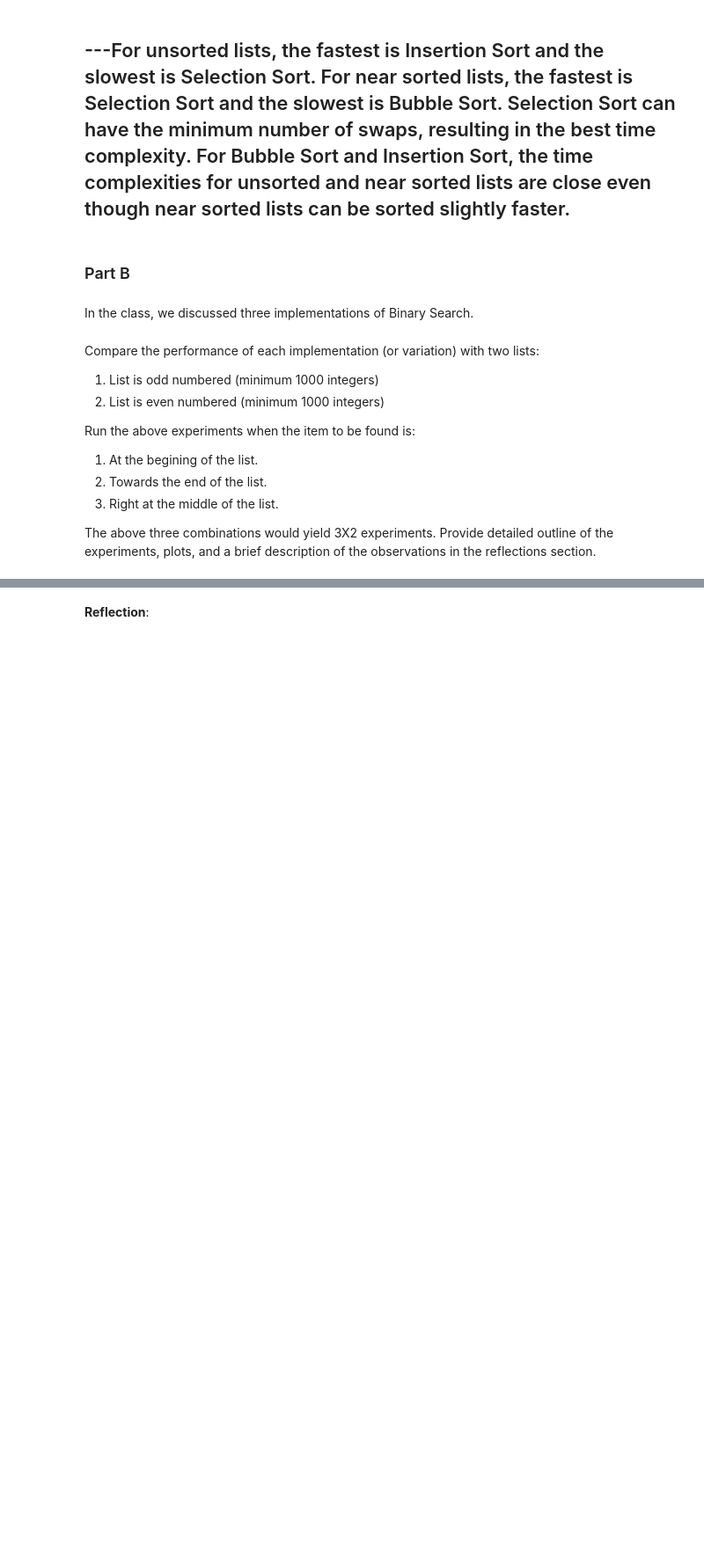
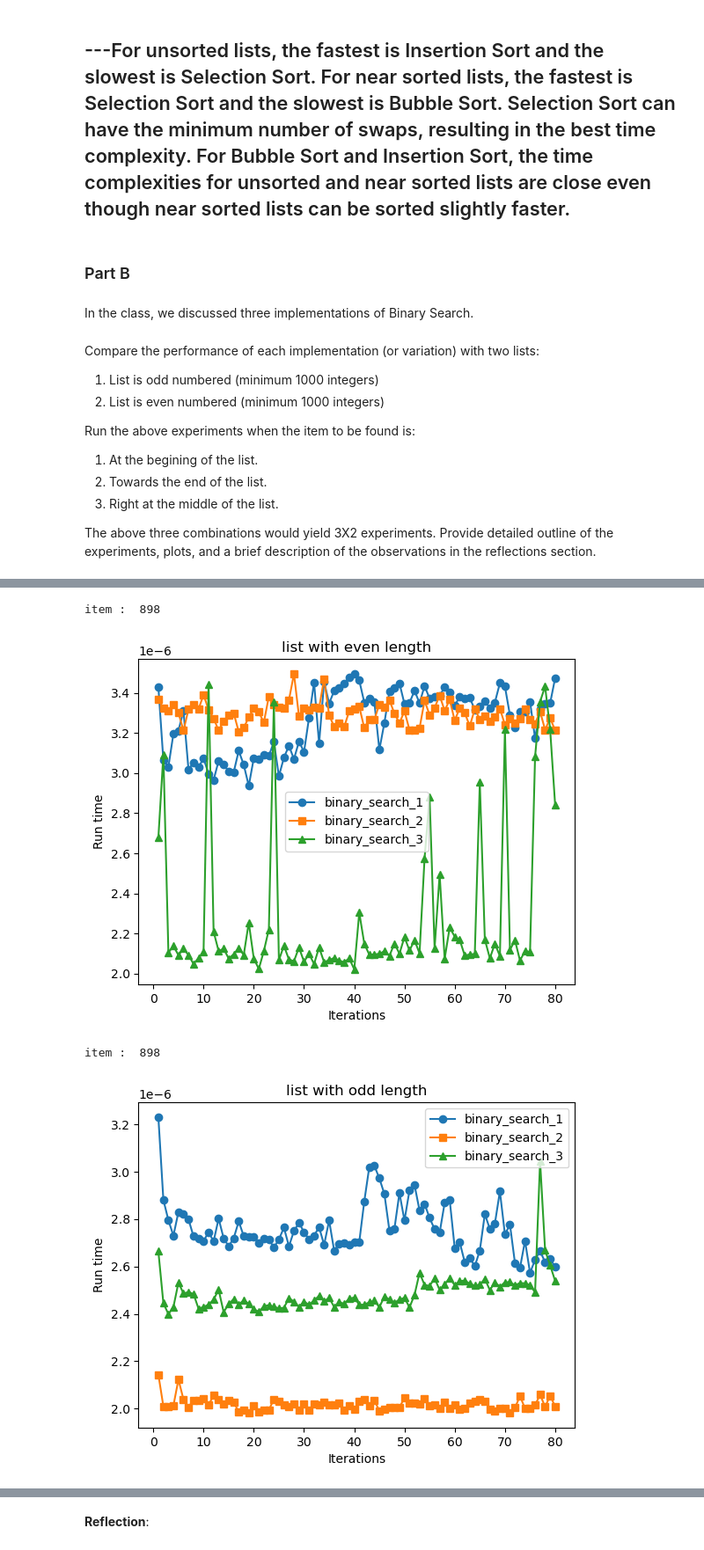
Before and after one commit to haaaarsh4/2XCE-Lab, a Jupyter notebook: Lab_II.ipynb, the cells around one changed output, grey strips where cells are left out. Shown at 88% size. Cells and saved outputs as stored; diff of their text form; code cells hidden in the pictures; blank space fills up the shorter version.

```diff
--- a/Lab_II.ipynb
+++ b/Lab_II.ipynb
@@ -520,0 +422,62 @@ draw_3_graphs(run_times1, run_times2, run_times3, 'Even numbered list, at middle
+# %%
+def run_times(binary_search, search_list, to_find, bound):
+    run_times = []
+    while len(run_times) < 81:
+        start = timeit.default_timer()
+        found = binary_search(search_list, to_find)
+        stop = timeit.default_timer()
+        if (stop - start) < bound:
+            run_times.append(stop-start)
+    return run_times
+
+def draw_3_graphs(y1, y2, y3, title):
+    x_values = [i for i in range(1,81)]
+    plt.figure()
+    plt.plot(x_values, y1[1:], label="binary_search_1", marker='o')
+    plt.plot(x_values, y2[1:], label="binary_search_2", marker='s')
+    plt.plot(x_values, y3[1:], label="binary_search_3", marker='^')
+    plt.xlabel('Iterations')
+    plt.ylabel('Run time')
+    plt.title(title)
+    plt.legend()
+    plt.show()
+
+# list with even length
+even_list = [i for i in range(1000)] # length = 1000
+to_find = random.randint(0, 999)
+print("item : ", to_find)
+run_times1 = run_times(binary_search_1, even_list, to_find, 3.5e-6)
+run_times2 = run_times(binary_search_2, even_list, to_find, 3.5e-6)
+run_times3 = run_times(binary_search_3, even_list, to_find, 3.5e-6)
+draw_3_graphs(run_times1, run_times2, run_times3, 'list with even length')
+
+# list with odd length
+odd_list = [i for i in range(1001)] # length = 1001
+print("item : ", to_find)
+run_times1 = run_times(binary_search_1, odd_list, to_find, 3.5e-6)
+run_times2 = run_times(binary_search_2, odd_list, to_find, 3.5e-6)
+run_times3 = run_times(binary_search_3, odd_list, to_find, 3.5e-6)
+draw_3_graphs(run_times1, run_times2, run_times3, 'list with odd length')
+
+# mid
+run_times1 = run_times(binary_search_1, even_list, 499, 3.5e-6)
+run_times2 = run_times(binary_search_2, even_list, 499, 3.5e-6)
+run_times3 = run_times(binary_search_3, even_list, 499, 3.5e-6)
+draw_3_graphs(run_times1, run_times2, run_times3, 'mid')
+
+# beginning
+run_times1 = run_times(binary_search_1, even_list, 0, 3.5e-6)
+run_times2 = run_times(binary_search_2, even_list, 0, 3.5e-6)
+run_times3 = run_times(binary_search_3, even_list, 0, 3.5e-6)
+draw_3_graphs(run_times1, run_times2, run_times3, 'beginning')
+
+# end
+run_times1 = run_times(binary_search_1, even_list, 999, 3.5e-6)
+run_times2 = run_times(binary_search_2, even_list, 999, 3.5e-6)
+run_times3 = run_times(binary_search_3, even_list, 999, 3.5e-6)
+draw_3_graphs(run_times1, run_times2, run_times3, 'end')
+# %% [output]
+item :  898
+[figure, added]
+item :  898
+[figure, added]
```
Also changed, not shown: parts of 15 cells of this notebook.
